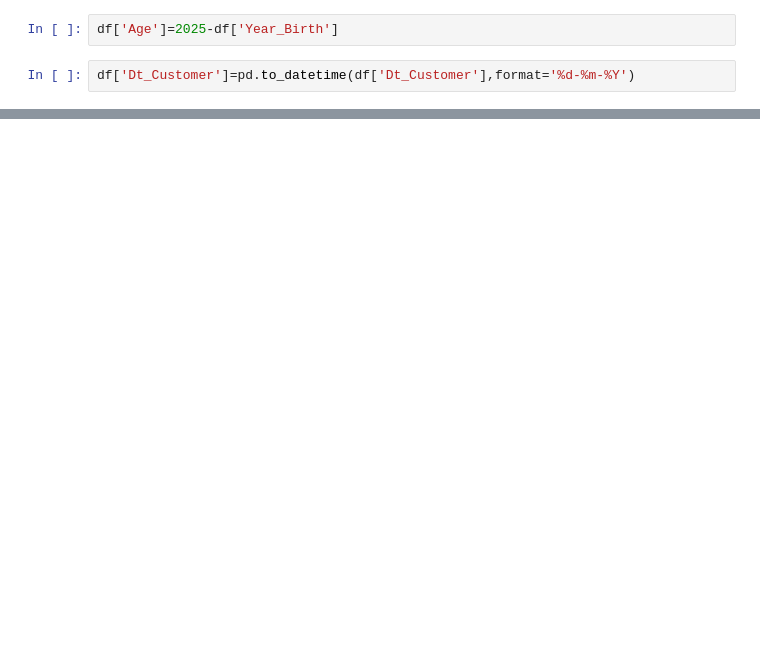
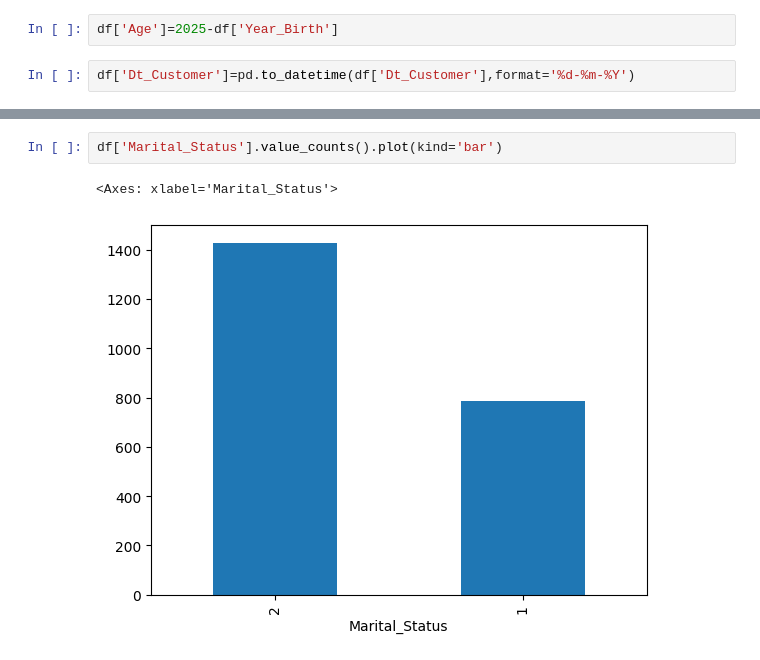
Before and after one commit to itisasmi/custometrics, a Jupyter notebook: custometrics.ipynb, the cells around one changed output, grey strips where cells are left out. Saved outputs shown, nothing was run; the diff lists cells and outputs as text; blank space fills up the shorter version.

```diff
--- a/custometrics.ipynb
+++ b/custometrics.ipynb
@@ -121,0 +200,5 @@ df['Dt_Customer']=pd.to_datetime(df['Dt_Customer'],format='%d-%m-%Y')
+# %%
+df['Marital_Status'].value_counts().plot(kind='bar')
+# %% [output]
+<Axes: xlabel='Marital_Status'>
+[figure, added]
```
Also changed, not shown: parts of 33 cells of this notebook.
